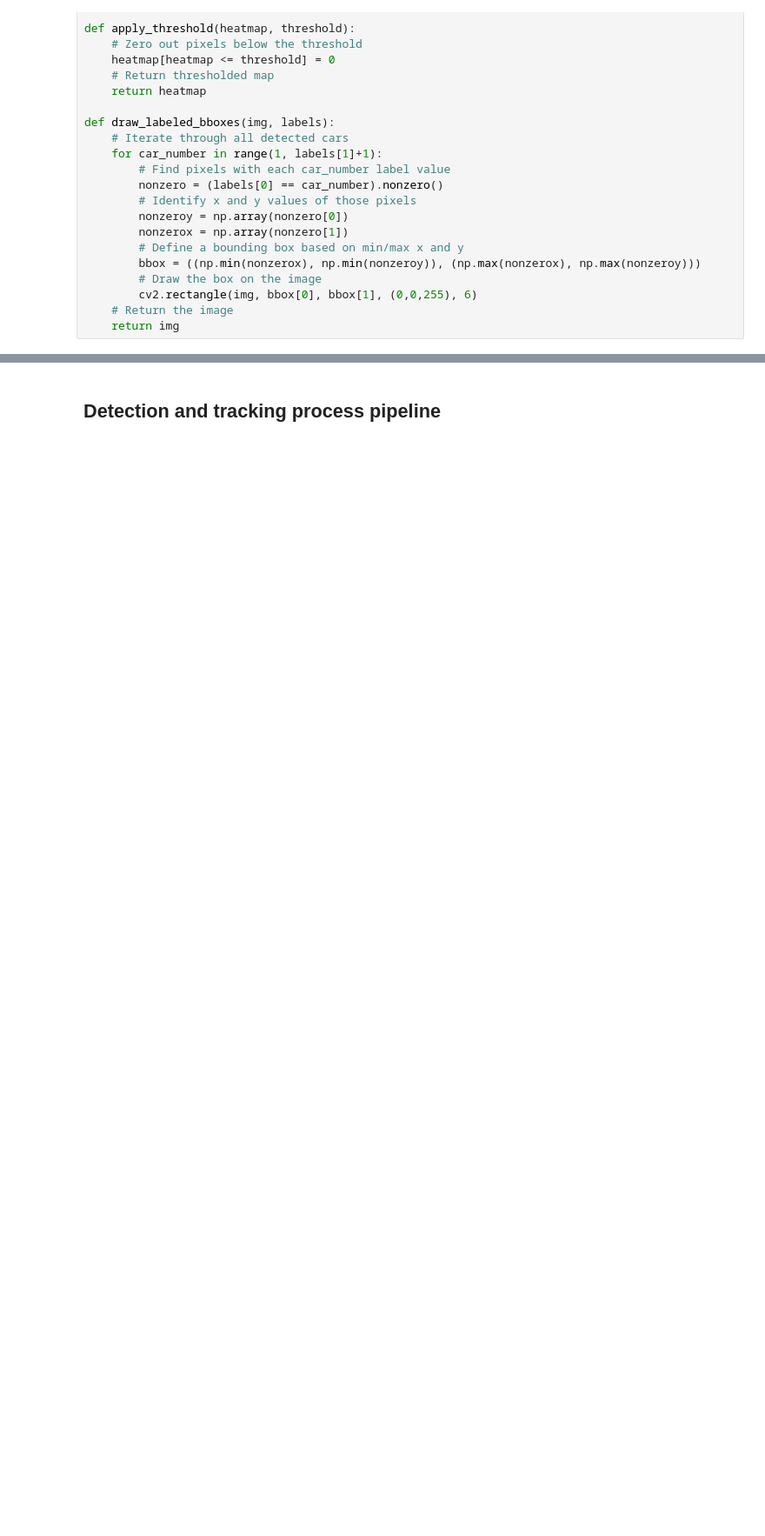
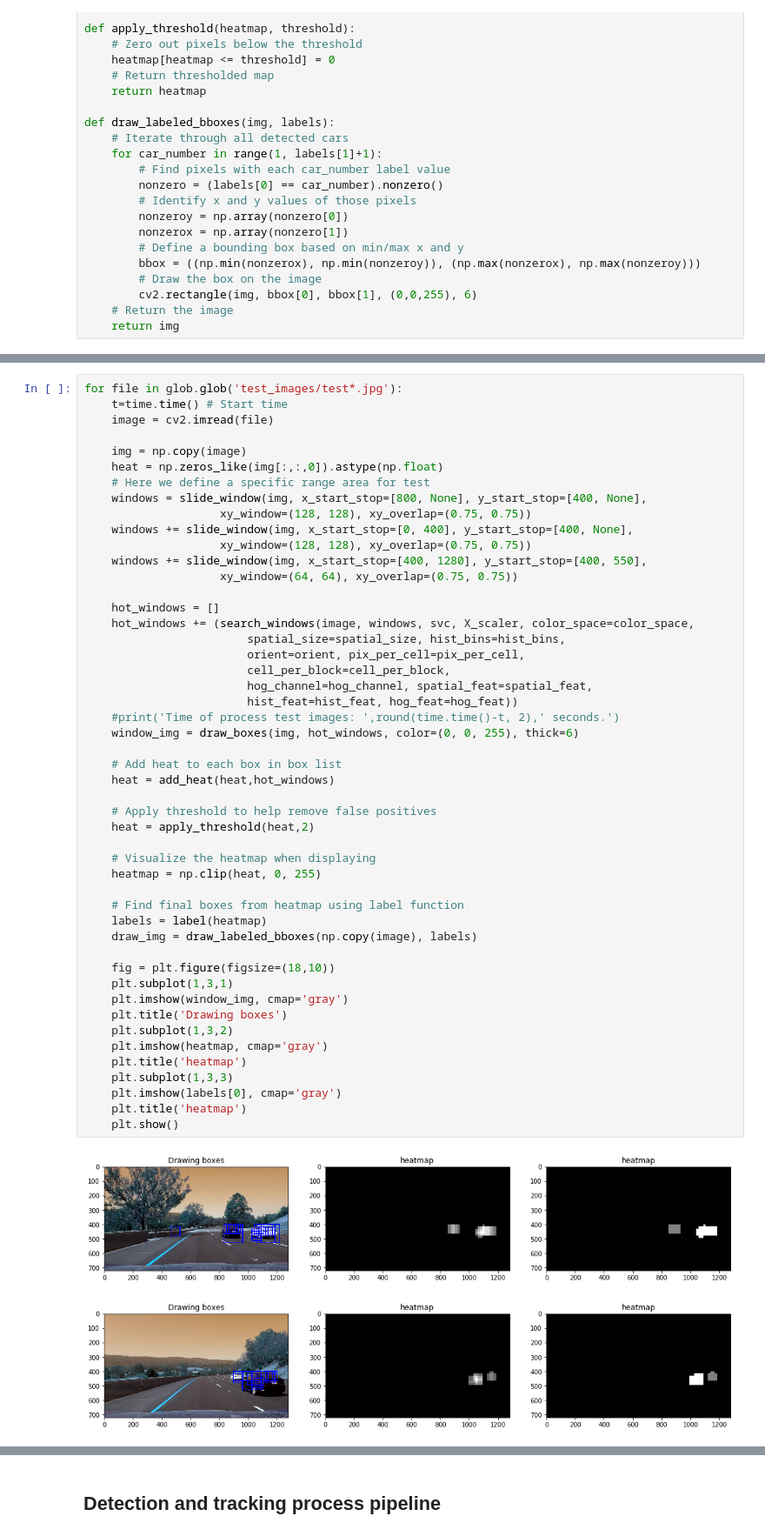
Before and after one commit to wuqianliang/ND013, a Jupyter notebook: Vehicle Detection and Tracking/Vehicle_Detection_and_Tracking.ipynb, the cells around one changed output, grey strips where cells are left out. Shown at 87% size. Cells and saved outputs as stored; diff of their text form; blank space fills up the shorter version.

```diff
--- a/Vehicle Detection and Tracking/Vehicle_Detection_and_Tracking.ipynb
+++ b/Vehicle Detection and Tracking/Vehicle_Detection_and_Tracking.ipynb
@@ -649,0 +648,52 @@ def draw_labeled_bboxes(img, labels):
+# %%
+for file in glob.glob('test_images/test*.jpg'):
+    t=time.time() # Start time
+    image = cv2.imread(file)
+
+    img = np.copy(image)
+    heat = np.zeros_like(img[:,:,0]).astype(np.float)
+    # Here we define a specific range area for test
+    windows = slide_window(img, x_start_stop=[800, None], y_start_stop=[400, None],
+                    xy_window=(128, 128), xy_overlap=(0.75, 0.75))
+    windows += slide_window(img, x_start_stop=[0, 400], y_start_stop=[400, None],
+                    xy_window=(128, 128), xy_overlap=(0.75, 0.75))
+    windows += slide_window(img, x_start_stop=[400, 1280], y_start_stop=[400, 550],
+                    xy_window=(64, 64), xy_overlap=(0.75, 0.75))
+
+    hot_windows = []
+    hot_windows += (search_windows(image, windows, svc, X_scaler, color_space=color_space,
+                        spatial_size=spatial_size, hist_bins=hist_bins,
+                        orient=orient, pix_per_cell=pix_per_cell,
+                        cell_per_block=cell_per_block,
+                        hog_channel=hog_channel, spatial_feat=spatial_feat,
+                        hist_feat=hist_feat, hog_feat=hog_feat))
+    #print('Time of process test images: ',round(time.time()-t, 2),' seconds.')
+    window_img = draw_boxes(img, hot_windows, color=(0, 0, 255), thick=6)
+
+    # Add heat to each box in box list
+    heat = add_heat(heat,hot_windows)
+
+    # Apply threshold to help remove false positives
+    heat = apply_threshold(heat,2)
+
+    # Visualize the heatmap when displaying
+    heatmap = np.clip(heat, 0, 255)
+
+    # Find final boxes from heatmap using label function
+    labels = label(heatmap)
+    draw_img = draw_labeled_bboxes(np.copy(image), labels)
+
+    fig = plt.figure(figsize=(18,10))
+    plt.subplot(1,3,1)
+    plt.imshow(window_img, cmap='gray')
+    plt.title('Drawing boxes')
+    plt.subplot(1,3,2)
+    plt.imshow(heatmap, cmap='gray')
+    plt.title('heatmap')
+    plt.subplot(1,3,3)
+    plt.imshow(labels[0], cmap='gray')
+    plt.title('heatmap')
+    plt.show()
+# %% [output]
+[figure, added]
+[figure, added]
```
Also changed, not shown: parts of 15 cells of this notebook, 2 other files.
